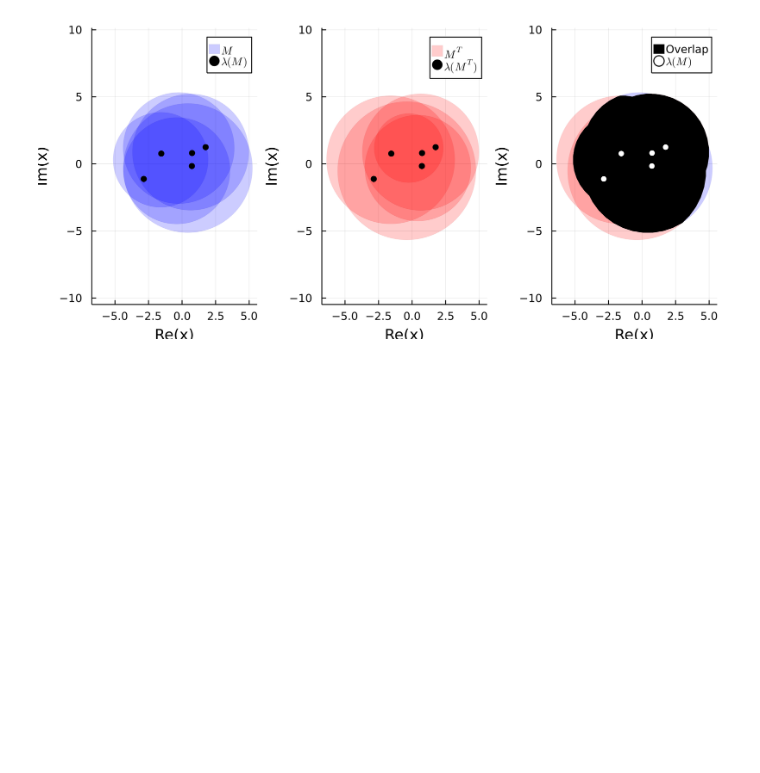
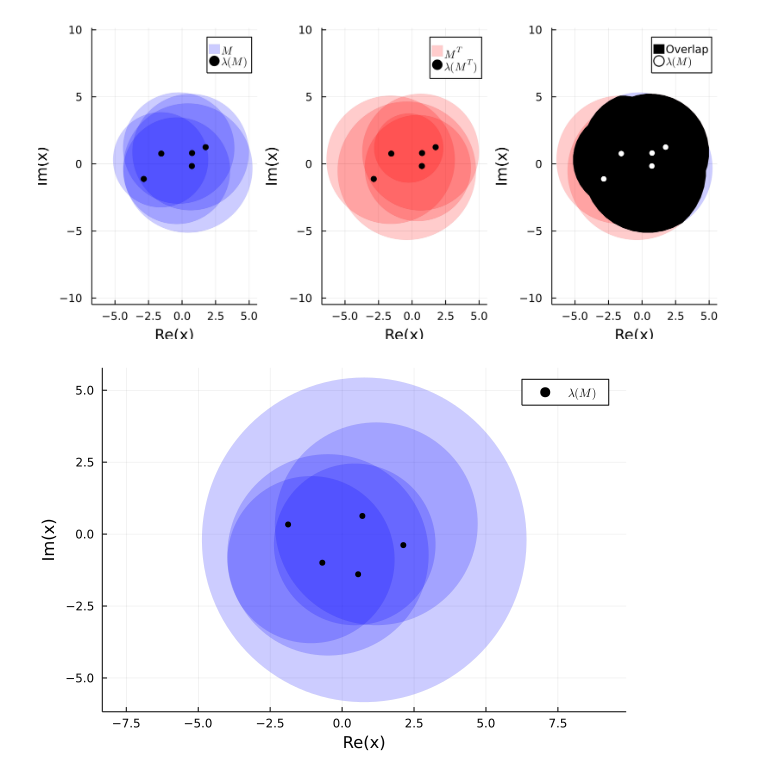
Before and after one commit to eigenvivek/Gershgorin.jl, a Jupyter notebook: notebooks/demo.ipynb, the cells around one changed output. Saved outputs shown, nothing was run; the diff lists cells and outputs as text; code cells hidden in the pictures; blank space fills up the shorter version.

Commit message:
Expose the `get_discs` function

```diff
--- a/notebooks/demo.ipynb
+++ b/notebooks/demo.ipynb
@@ -24,3 +24,11 @@ plot(p1, p2, p3, link=:all, dpi=300, layout=(1,3), size=(750,350)) |> display
 savefig("demo.png")
 # %% [output]
 [figure]
+# %%
+M = randn(ComplexF32, 5, 5)
+discs = get_discs(M)
+plot(discs, c=:blue, alpha=0.2, lw=0)
+plot!(eigvals(M), seriestype=[:scatter], c=:black, label=L"$\lambda(M)$", aspect_ratio=1) |> display
+savefig("demo1.png")
+# %% [output]
+[figure, added]
```
Also changed, not shown: 2 other files.
